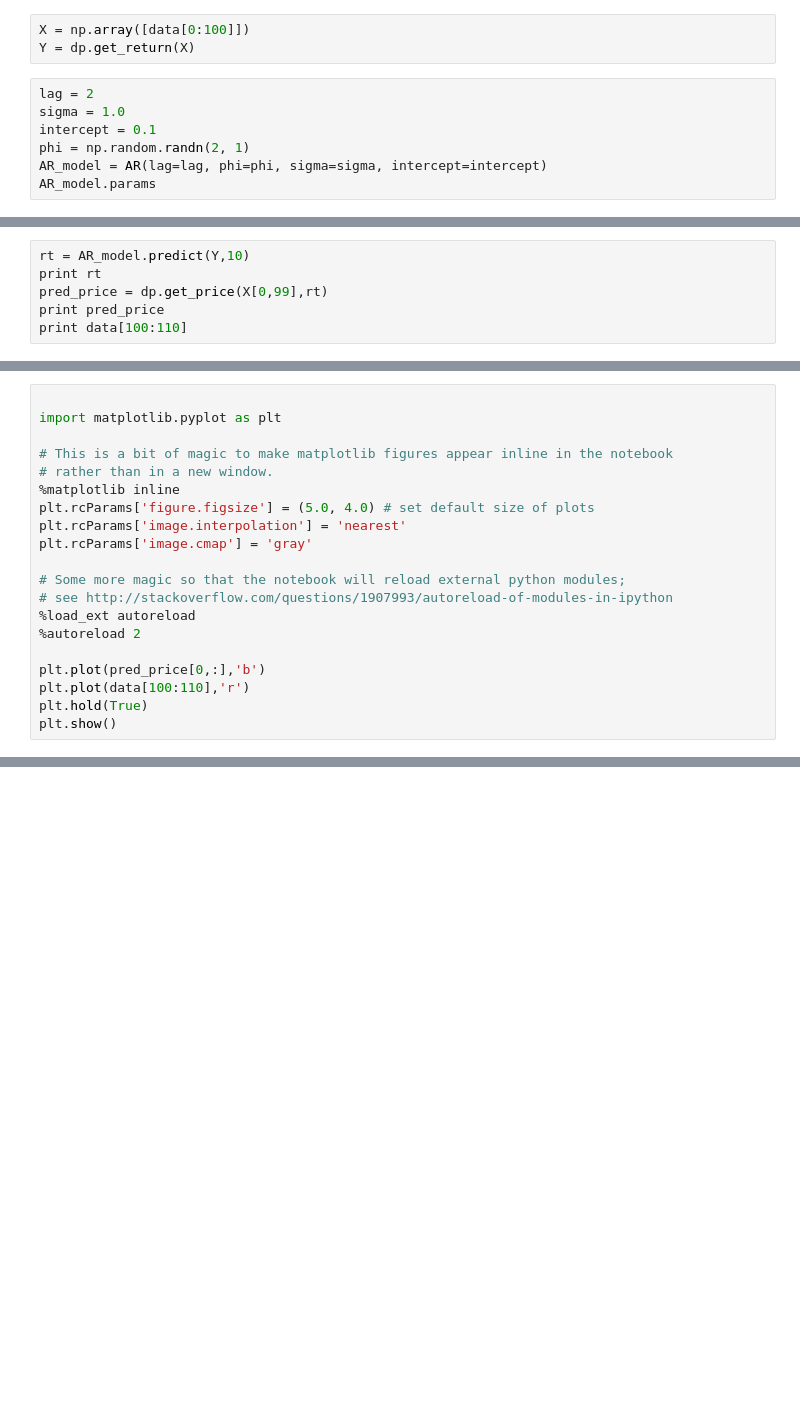
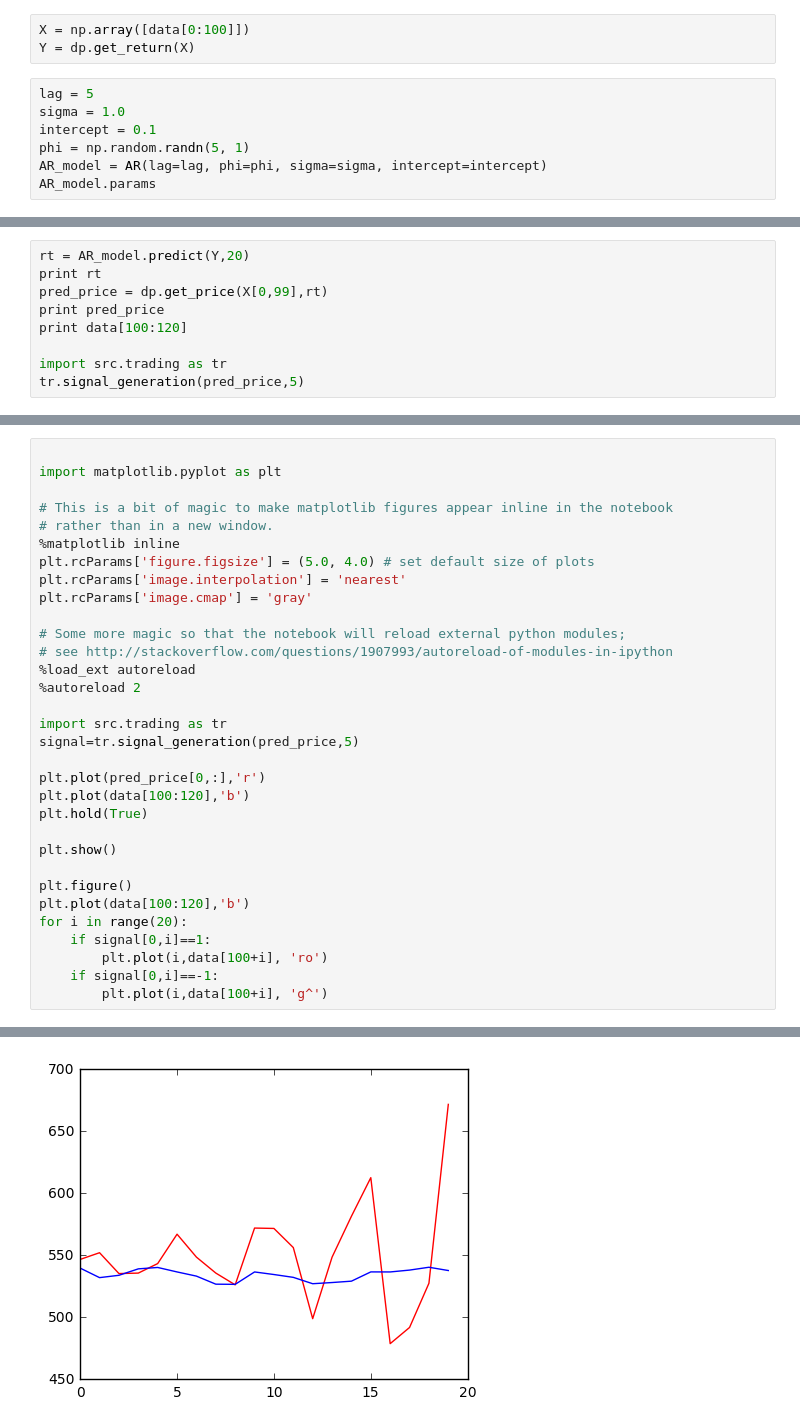
Before and after one commit to APC524/tsap, a Jupyter notebook: demo/demo_trading.ipynb, the cells around one changed output, grey strips where cells are left out. Saved outputs shown, nothing was run; the diff lists cells and outputs as text; blank space fills up the shorter version.

Commit message:
update trading demo

```diff
--- a/demo/demo_trading.ipynb
+++ b/demo/demo_trading.ipynb
@@ -14,9 +14,9 @@ data = np.loadtxt("../data/GOOG.csv", delimiter=',')
 X = np.array([data[0:100]])
 Y = dp.get_return(X)
 # %%
-lag = 2
+lag = 5
 sigma = 1.0
 intercept = 0.1
-phi = np.random.randn(2, 1)
+phi = np.random.randn(5, 1)
 AR_model = AR(lag=lag, phi=phi, sigma=sigma, intercept=intercept)
 AR_model.params
@@ -40,6 +73,9 @@ print b
 # %%
-rt = AR_model.predict(Y,10)
+rt = AR_model.predict(Y,20)
 print rt
 pred_price = dp.get_price(X[0,99],rt)
 print pred_price
-print data[100:110]
+print data[100:120]
+
+import src.trading as tr
+tr.signal_generation(pred_price,5)
@@ -59,7 +109,20 @@ plt.rcParams['image.cmap'] = 'gray'
 %load_ext autoreload
 %autoreload 2
 
-plt.plot(pred_price[0,:],'b')
-plt.plot(data[100:110],'r')
+import src.trading as tr
+signal=tr.signal_generation(pred_price,5)
+
+plt.plot(pred_price[0,:],'r')
+plt.plot(data[100:120],'b')
 plt.hold(True)
+
 plt.show()
+
+plt.figure()
+plt.plot(data[100:120],'b')
+for i in range(20):
+    if signal[0,i]==1:
+        plt.plot(i,data[100+i], 'ro')
+    if signal[0,i]==-1:
+        plt.plot(i,data[100+i], 'g^')
+# %% [output]
@@ -65,0 +131 @@ plt.show()
+[figure, added]
```
Also changed, not shown: parts of 8 cells of this notebook.
